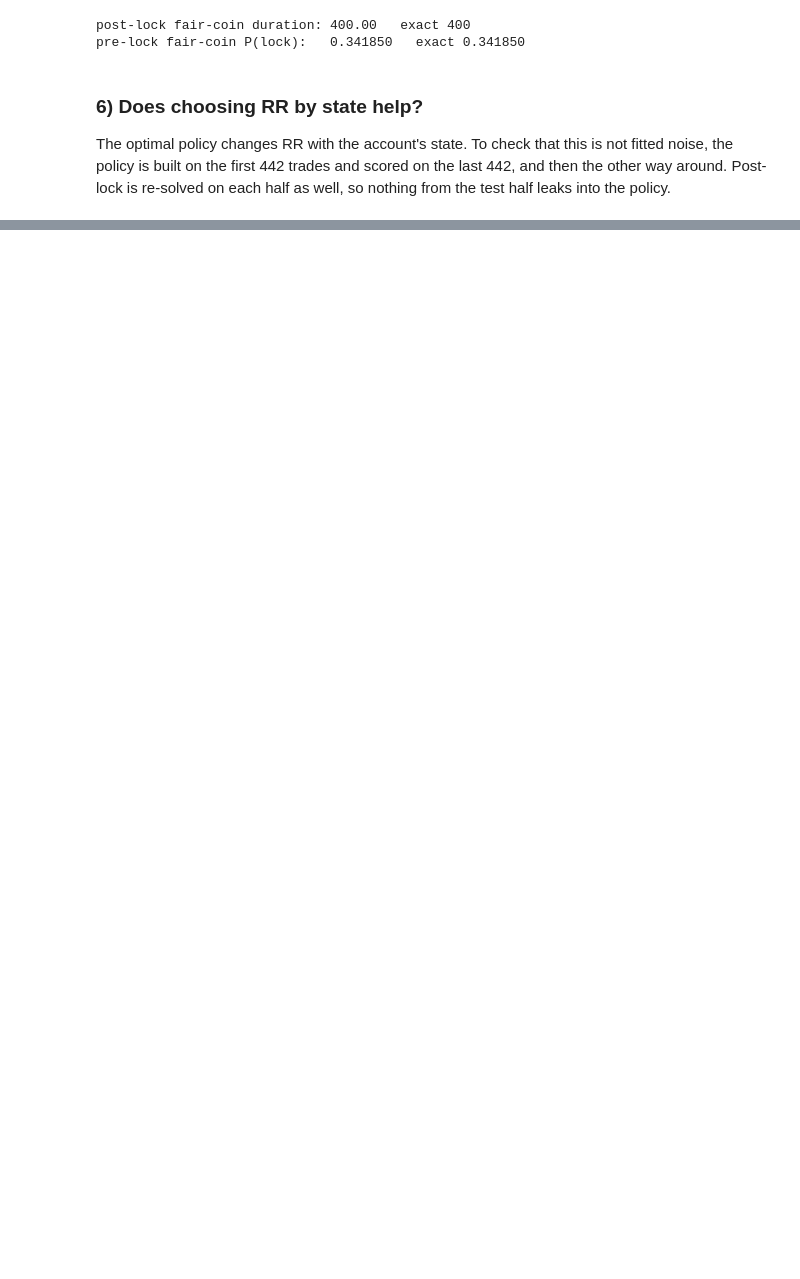
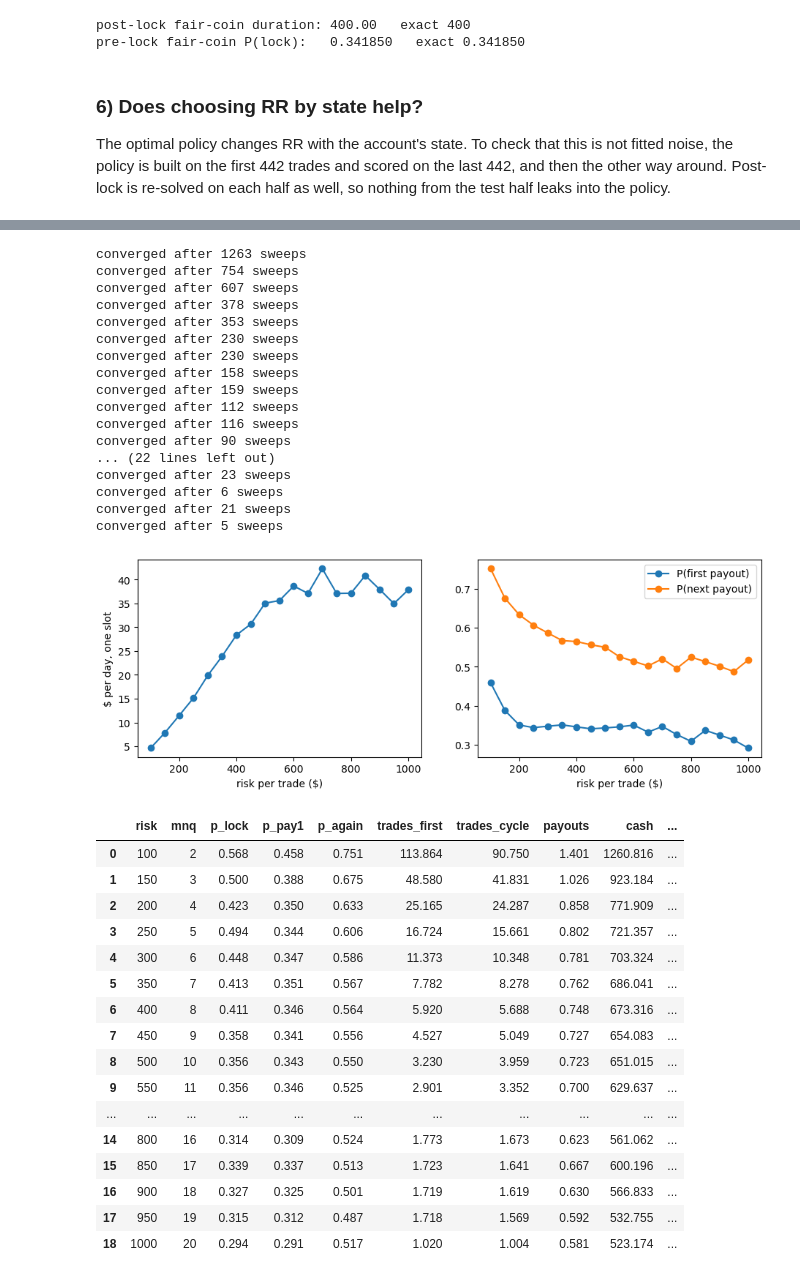
Before and after one commit to 2115hsun/Propfirm-Convex-Payoff-Analysis, a Jupyter notebook: Master Analysis/funded_analysis_notebook.ipynb, the cells around one changed output, grey strips where cells are left out. Cells and saved outputs as stored; diff of their text form; code cells hidden in the pictures; blank space fills up the shorter version.

```diff
--- a/Master Analysis/funded_analysis_notebook.ipynb
+++ b/Master Analysis/funded_analysis_notebook.ipynb
@@ -469,0 +505,47 @@ converged after 171 sweeps
+# %%
+sweep = Sweep.run_sweep(list(range(100, 1001, 50)))
+
+fig, ax = plt.subplots(1, 2, figsize=(11, 3.5))
+ax[0].plot(sweep.risk, sweep.per_day, marker="o")
+ax[0].set(xlabel="risk per trade ($)", ylabel="$ per day, one slot")
+ax[1].plot(sweep.risk, sweep.p_pay1, marker="o", label="P(first payout)")
+ax[1].plot(sweep.risk, sweep.p_again, marker="o", label="P(next payout)")
+ax[1].set(xlabel="risk per trade ($)"); ax[1].legend()
+plt.show()
+sweep.round(3)
+# %% [output]
+converged after 1263 sweeps
+converged after 754 sweeps
+converged after 607 sweeps
+converged after 378 sweeps
+converged after 353 sweeps
+converged after 230 sweeps
+converged after 230 sweeps
+converged after 158 sweeps
+converged after 159 sweeps
+converged after 112 sweeps
+converged after 116 sweeps
+converged after 90 sweeps
+... (22 lines left out)
+converged after 23 sweeps
+converged after 6 sweeps
+converged after 21 sweeps
+converged after 5 sweeps
+[figure, added]
+|  | risk | mnq | p_lock | p_pay1 | p_again | trades_first | trades_cycle | payouts | cash | ... |
+| 0 | 100 | 2 | 0.568 | 0.458 | 0.751 | 113.864 | 90.750 | 1.401 | 1260.816 | ... |
+| 1 | 150 | 3 | 0.500 | 0.388 | 0.675 | 48.580 | 41.831 | 1.026 | 923.184 | ... |
+| 2 | 200 | 4 | 0.423 | 0.350 | 0.633 | 25.165 | 24.287 | 0.858 | 771.909 | ... |
+| 3 | 250 | 5 | 0.494 | 0.344 | 0.606 | 16.724 | 15.661 | 0.802 | 721.357 | ... |
+| 4 | 300 | 6 | 0.448 | 0.347 | 0.586 | 11.373 | 10.348 | 0.781 | 703.324 | ... |
+| 5 | 350 | 7 | 0.413 | 0.351 | 0.567 | 7.782 | 8.278 | 0.762 | 686.041 | ... |
+| 6 | 400 | 8 | 0.411 | 0.346 | 0.564 | 5.920 | 5.688 | 0.748 | 673.316 | ... |
+| 7 | 450 | 9 | 0.358 | 0.341 | 0.556 | 4.527 | 5.049 | 0.727 | 654.083 | ... |
+| 8 | 500 | 10 | 0.356 | 0.343 | 0.550 | 3.230 | 3.959 | 0.723 | 651.015 | ... |
+| 9 | 550 | 11 | 0.356 | 0.346 | 0.525 | 2.901 | 3.352 | 0.700 | 629.637 | ... |
+| ... | ... | ... | ... | ... | ... | ... | ... | ... | ... | ... |
+| 14 | 800 | 16 | 0.314 | 0.309 | 0.524 | 1.773 | 1.673 | 0.623 | 561.062 | ... |
+| 15 | 850 | 17 | 0.339 | 0.337 | 0.513 | 1.723 | 1.641 | 0.667 | 600.196 | ... |
+| 16 | 900 | 18 | 0.327 | 0.325 | 0.501 | 1.719 | 1.619 | 0.630 | 566.833 | ... |
+| 17 | 950 | 19 | 0.315 | 0.312 | 0.487 | 1.718 | 1.569 | 0.592 | 532.755 | ... |
+| 18 | 1000 | 20 | 0.294 | 0.291 | 0.517 | 1.020 | 1.004 | 0.581 | 523.174 | ... |
```
Also changed, not shown: parts of 20 cells of this notebook, 1 other file.
